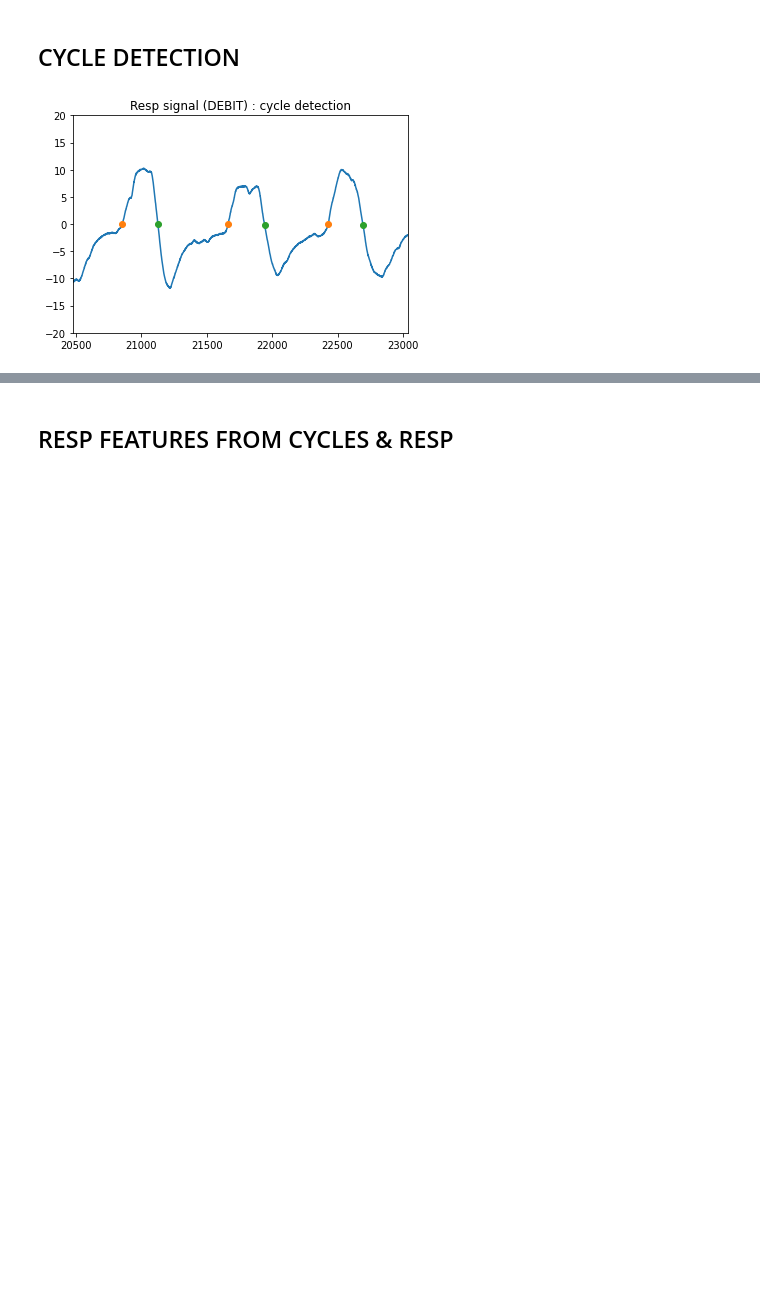
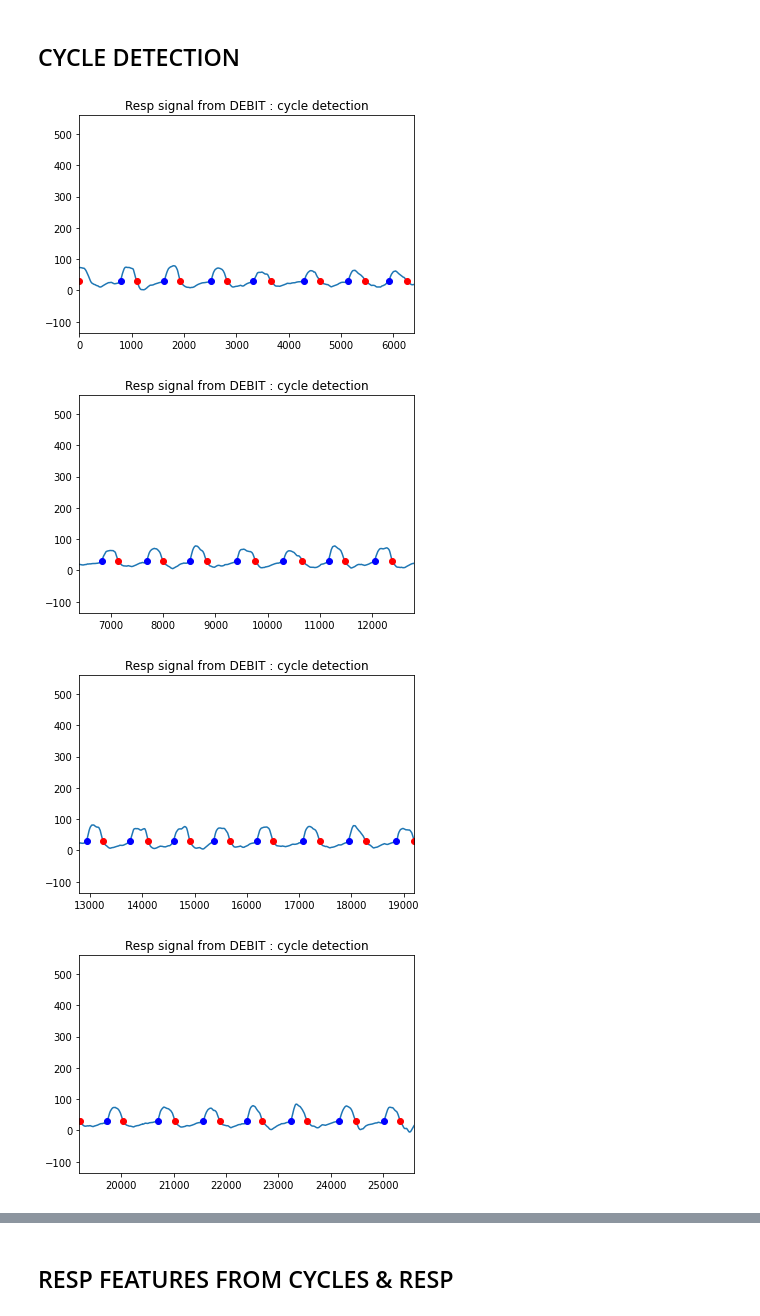
Before and after one commit to ValentinGhibaudo/Sleep_EEG_Respi, a Jupyter notebook: rsp_analysis.ipynb, the cells around one changed output, grey strips where cells are left out. Drawn from its saved outputs; the diff is of its cells as text; code cells hidden in the pictures; blank space fills up the shorter version.

Commit message:
dvp analyse 10 patients

```diff
--- a/rsp_analysis.ipynb
+++ b/rsp_analysis.ipynb
@@ -49,11 +48,4 @@ Coordinates:
 ## PARAMS
 # %%
 chans = list(da.coords['chan'].values)
-eeg_chans = ['Fp2-C4','C4-T4','T4-O2','Fz-Cz','Cz-Pz','Fp1-C3','C3-T3','T3-O1']
-respi_chan = 'DEBIT'
-ecg_chan = 'ECG'
-eog_chans = ['EOGDt-A2','EOGG-A1']
-sel_chans = ['Fp2-C4','C4-T4','T4-O2','Fz-Cz','Cz-Pz','Fp1-C3','C3-T3','T3-O1','DEBIT','ECG']
-stages = ['W','R','N1','N2','N3']
-srate = 256
 # %%
@@ -80,21 +72,21 @@ def stretch_data(resp_features, nb_point_by_cycle, data, srate):
 
     return data_stretch
 # %%
-def plot_cycle_points(resp, cycles, t , srate=srate, save_presentation=save_presentation):
+def plot_cycle_points(resp, cycles, t , srate=srate, save_presentation=save_presentation, rsp_chan=rsp_chan[patient]):
     plt.figure()
     plt.plot(resp_sig)
-    plt.plot(cycles[:,0], resp_sig[cycles[:,0]], 'o')
-    plt.plot(cycles[:,1], resp_sig[cycles[:,1]], 'o')
+    plt.plot(cycles[:,0], resp_sig[cycles[:,0]], 'o', color = 'b')
+    plt.plot(cycles[:,1], resp_sig[cycles[:,1]], 'o', color = 'r')
     plt.xlim(t[0]*srate, t[1]*srate)
-    plt.ylim(-20,20)
-    plt.title('Resp signal (DEBIT) : cycle detection')
+    # plt.ylim(-20,20)
+    plt.title(f'Resp signal from {rsp_chan} : cycle detection')
     if save_presentation:
         plt.savefig('../presentation/rsp_cycle_detection')
     plt.show()
 # %% [markdown]
 ## DATA SEL
 # %%
-resp_sig = da.loc['DEBIT',:].values
+resp_sig = da.loc[rsp_chan[patient],:].values
 da_eeg = da.loc[eeg_chans,:]
 # %% [markdown]
 ## CYCLE DETECTION
@@ -102,22 +94,26 @@ da_eeg = da.loc[eeg_chans,:]
 cycles = detect_respiration_cycles(resp_sig, sampling_rate=srate, t_start = 0., output = 'index',
 
                                     # preprocessing
-                                    inspiration_sign = '+',
+                                    inspiration_sign = rsp_detect_sign[patient],
                                     high_pass_filter = None,
                                     constrain_frequency = None,
                                     median_windows_filter = None,
 
                                     # baseline
-                                    baseline_with_average = False,
+                                    baseline_with_average = True,
                                     manual_baseline = 0.,
 
                                     # clean
-                                    eliminate_time_shortest_ratio = 10,
+                                    eliminate_time_shortest_ratio = 2,
                                     eliminate_amplitude_shortest_ratio = 10,
                                     eliminate_mode = 'OR', # 'AND'
 
                                     )
 # %%
-plot_cycle_points(resp=resp_sig, cycles=cycles, t=(80,90))
+for start in range(0,250,25):
+    plot_cycle_points(resp=resp_sig, cycles=cycles, t=(start,start+25))
 # %% [output]
-[figure, old version]
+[figure, new version]
+[figure, added]
+[figure, added]
+[figure, added]
```
Also changed, not shown: parts of 15 cells of this notebook, 5 other files.
